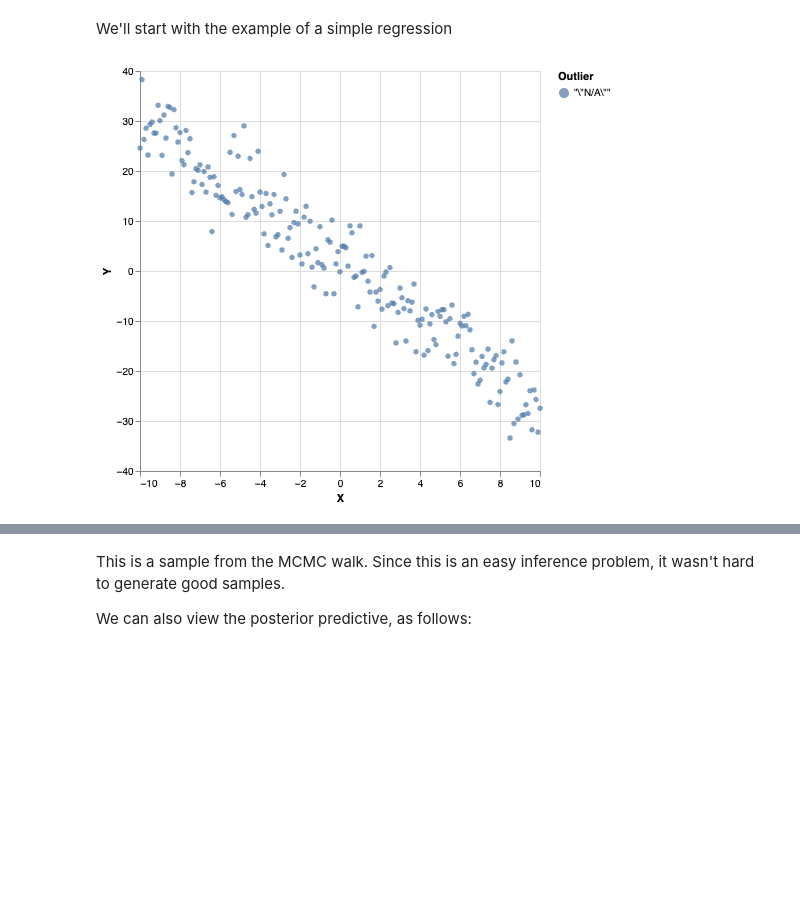
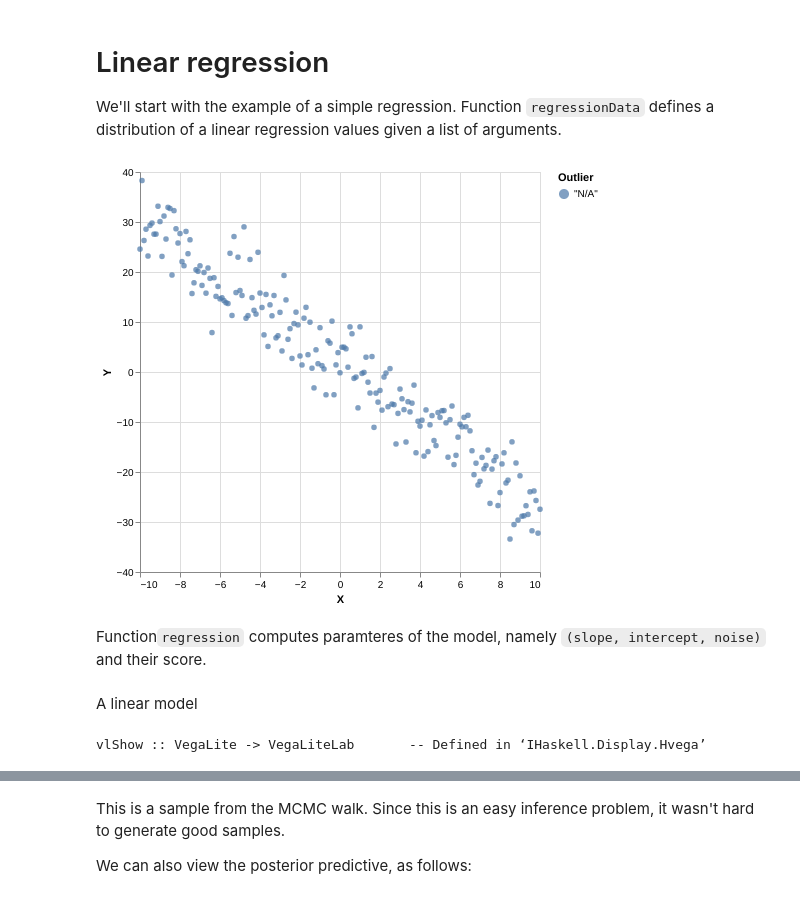
Before and after one commit to tweag/monad-bayes, a Jupyter notebook: notebooks/tutorials/MCMC.ipynb, the cells around one changed output, grey strips where cells are left out. Cells and saved outputs as stored; diff of their text form; code cells hidden in the pictures; blank space fills up the shorter version.

```diff
--- a/notebooks/tutorials/MCMC.ipynb
+++ b/notebooks/tutorials/MCMC.ipynb
@@ -25,5 +85,7 @@ import Control.Monad.Bayes.Inference.MCMC
 # %% [markdown]
-We'll start with the example of a simple regression
+# Linear regression
+
+We'll start with the example of a simple regression. Function `regressionData` defines a distribution of a linear regression values given a list of arguments.
 # %%
 paramPriorRegression = do
     slope <- normal 0 2
@@ -42,9 +104,11 @@ regressionData xs = do
 range = [-10,-9.9..10] :: [Double]
 regressionSamples <- sampleIOfixed $ regressionData range
 # %%
-plot (fmap (second (T.pack . show)) (zip regressionSamples (Prelude.repeat "N/A")))
+plot (zip regressionSamples (Prelude.repeat $ T.pack "N/A"))
 # %% [output]
-[figure, old version]
+[figure, new version]
+# %% [markdown]
+Function`regression` computes paramteres of the model, namely `(slope, intercept, noise)` and their score.
 # %%
 regression :: (MonadMeasure m) => [Double] -> [Double] -> m (Double, Double, Double)
 regression xs ys = do
@@ -57,2 +121,8 @@ mhRunsRegression <- sampleIOfixed $ unweighted $ mcmc mcmcConfig $ regression ra
+# %% [markdown]
+A linear model
+# %%
+:i vlShow
+# %% [output]
+vlShow :: VegaLite -> VegaLiteLab       -- Defined in ‘IHaskell.Display.Hvega’
 # %%
 plot (range, (\(s,i,_) -> (s,i)) $ head mhRunsRegression)
```
Also changed, not shown: parts of 6 cells of this notebook.
